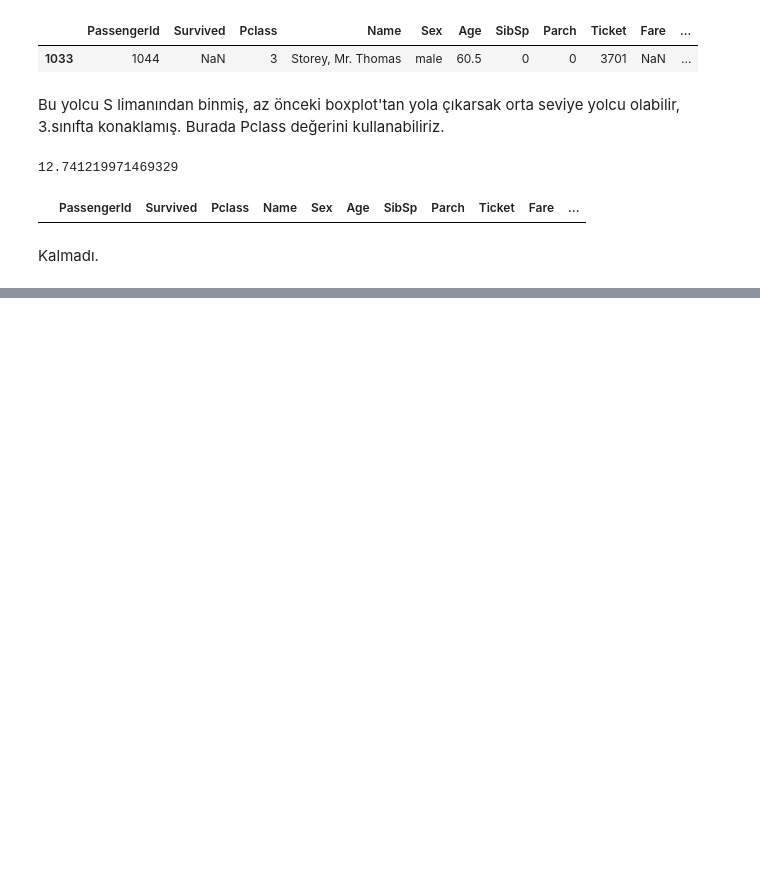
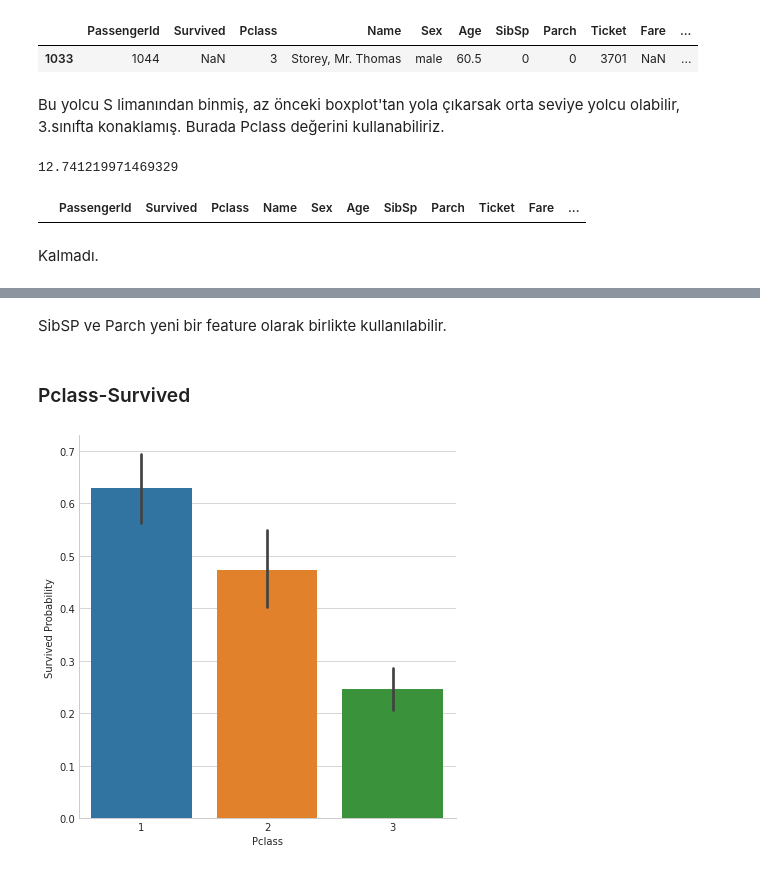
Before and after one commit to ebrukirikkayis/Kaggle-Competition-Titanic-EDA-, a Jupyter notebook: rms-titanic-eda.ipynb, the cells around one changed output, grey strips where cells are left out. Saved outputs shown, nothing was run; the diff lists cells and outputs as text; code cells hidden in the pictures; blank space fills up the shorter version.

```diff
--- a/rms-titanic-eda.ipynb
+++ b/rms-titanic-eda.ipynb
@@ -452,0 +500,11 @@ Kalmadı.
+# %% [markdown]
+SibSP ve Parch yeni bir feature olarak birlikte kullanılabilir.
+# %% [markdown]
+<a id='15'></a>
+### Pclass-Survived
+# %%
+g=sns.factorplot(x="Pclass", y="Survived", data=train_df, kind="bar", size=6)
+g.set_ylabels("Survived Probability")
+plt.show()
+# %% [output]
+[figure, added]
```
Also changed, not shown: parts of 25 cells of this notebook.
